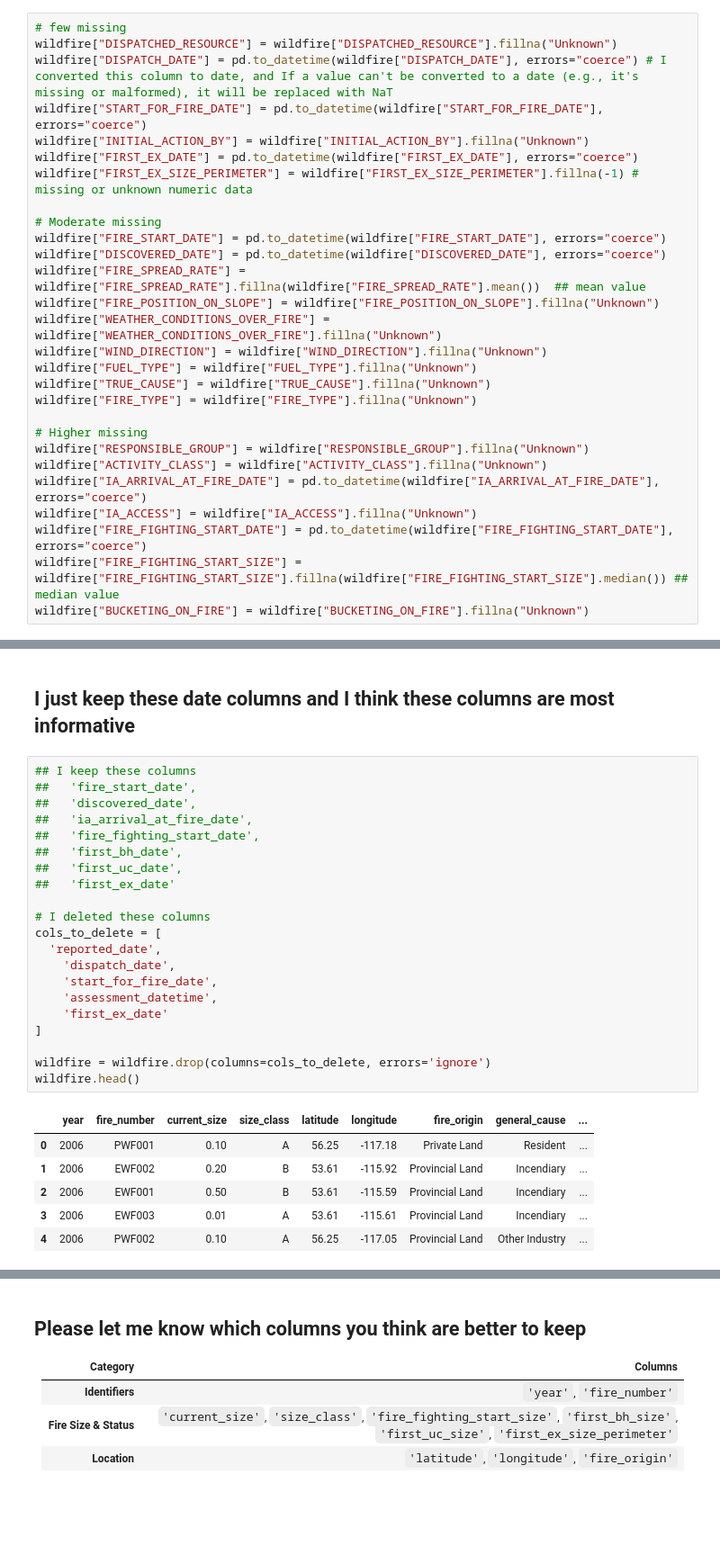
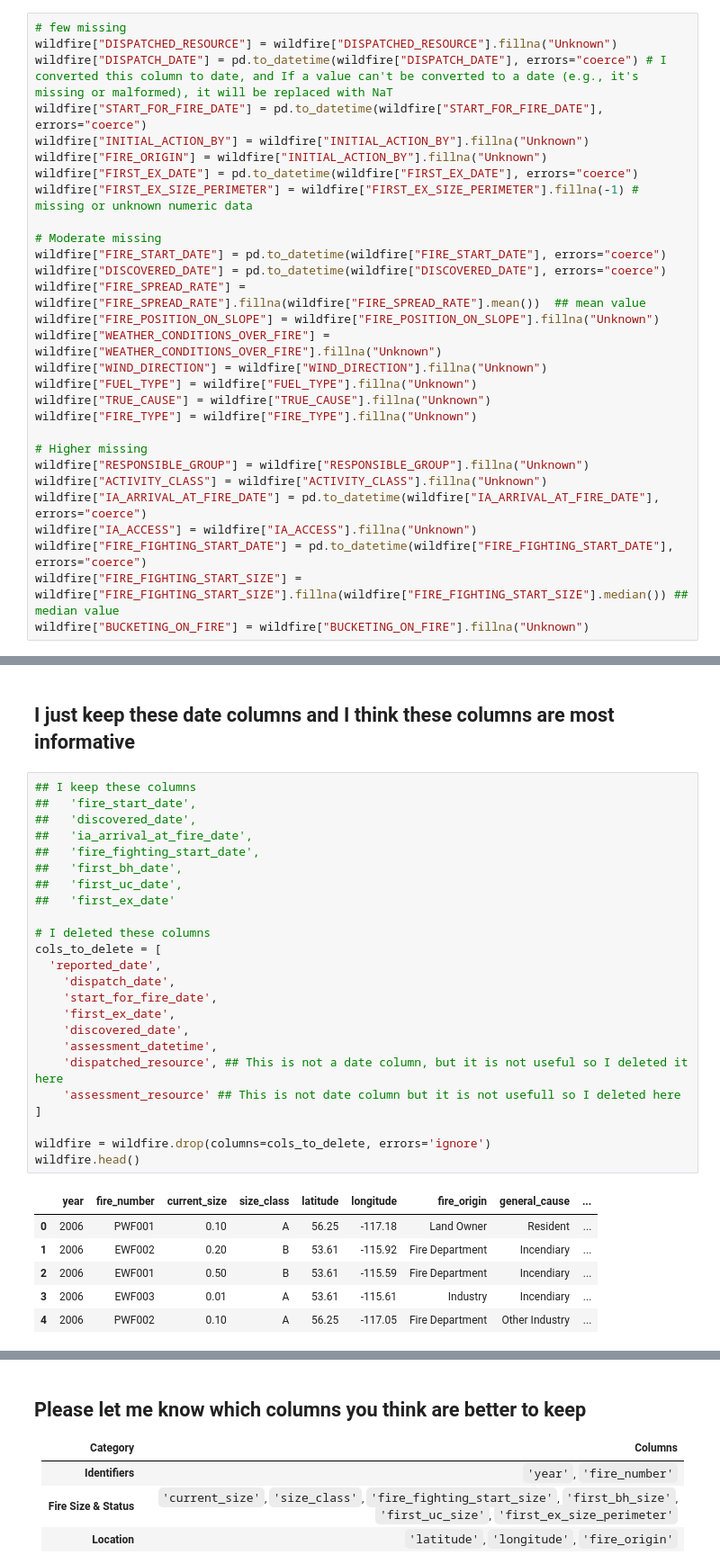
Before and after one commit to katieburak/diversedata.github.io, a Jupyter notebook: scripts/wildfire_clean.ipynb, the cells around one changed output, grey strips where cells are left out. Shown at 90% size. Drawn from its saved outputs; the diff is of its cells as text; blank space fills up the shorter version.

Commit message:
Some othe date columns were deleted

```diff
--- a/scripts/wildfire_clean.ipynb
+++ b/scripts/wildfire_clean.ipynb
@@ -70,6 +70,7 @@ wildfire["DISPATCHED_RESOURCE"] = wildfire["DISPATCHED_RESOURCE"].fillna("Unknow
 wildfire["DISPATCH_DATE"] = pd.to_datetime(wildfire["DISPATCH_DATE"], errors="coerce") # I converted this column to date, and If a value can't be converted to a date (e.g., it's missing or malformed), it will be replaced with NaT
 wildfire["START_FOR_FIRE_DATE"] = pd.to_datetime(wildfire["START_FOR_FIRE_DATE"], errors="coerce")
 wildfire["INITIAL_ACTION_BY"] = wildfire["INITIAL_ACTION_BY"].fillna("Unknown")
+wildfire["FIRE_ORIGIN"] = wildfire["INITIAL_ACTION_BY"].fillna("Unknown")
 wildfire["FIRST_EX_DATE"] = pd.to_datetime(wildfire["FIRST_EX_DATE"], errors="coerce")
 wildfire["FIRST_EX_SIZE_PERIMETER"] = wildfire["FIRST_EX_SIZE_PERIMETER"].fillna(-1) # missing or unknown numeric data
 
@@ -235,28 +236,31 @@ date_stats_df
 # %%
 ## I keep these columns
 ##   'fire_start_date',
 ##   'discovered_date',
 ##   'ia_arrival_at_fire_date',
 ##   'fire_fighting_start_date',
 ##   'first_bh_date',
 ##   'first_uc_date',
 ##   'first_ex_date'
 
 # I deleted these columns
 cols_to_delete = [
   'reported_date',
     'dispatch_date',
     'start_for_fire_date',
+    'first_ex_date',
+    'discovered_date',
     'assessment_datetime',
-    'first_ex_date'
+    'dispatched_resource', ## This is not a date column, but it is not useful so I deleted it here
+    'assessment_resource' ## This is not date column but it is not usefull so I deleted here
 ]
 
 wildfire = wildfire.drop(columns=cols_to_delete, errors='ignore')
 wildfire.head()
 # %% [output]
 |  | year | fire_number | current_size | size_class | latitude | longitude | fire_origin | general_cause | ... |
-| 0 | 2006 | PWF001 | 0.10 | A | 56.25 | -117.18 | Private Land | Resident | ... |
-| 1 | 2006 | EWF002 | 0.20 | B | 53.61 | -115.92 | Provincial Land | Incendiary | ... |
-| 2 | 2006 | EWF001 | 0.50 | B | 53.61 | -115.59 | Provincial Land | Incendiary | ... |
-| 3 | 2006 | EWF003 | 0.01 | A | 53.61 | -115.61 | Provincial Land | Incendiary | ... |
-| 4 | 2006 | PWF002 | 0.10 | A | 56.25 | -117.05 | Provincial Land | Other Industry | ... |
+| 0 | 2006 | PWF001 | 0.10 | A | 56.25 | -117.18 | Land Owner | Resident | ... |
+| 1 | 2006 | EWF002 | 0.20 | B | 53.61 | -115.92 | Fire Department | Incendiary | ... |
+| 2 | 2006 | EWF001 | 0.50 | B | 53.61 | -115.59 | Fire Department | Incendiary | ... |
+| 3 | 2006 | EWF003 | 0.01 | A | 53.61 | -115.61 | Industry | Incendiary | ... |
+| 4 | 2006 | PWF002 | 0.10 | A | 56.25 | -117.05 | Fire Department | Other Industry | ... |
```
Also changed, not shown: parts of 7 cells of this notebook, 2 other files.
